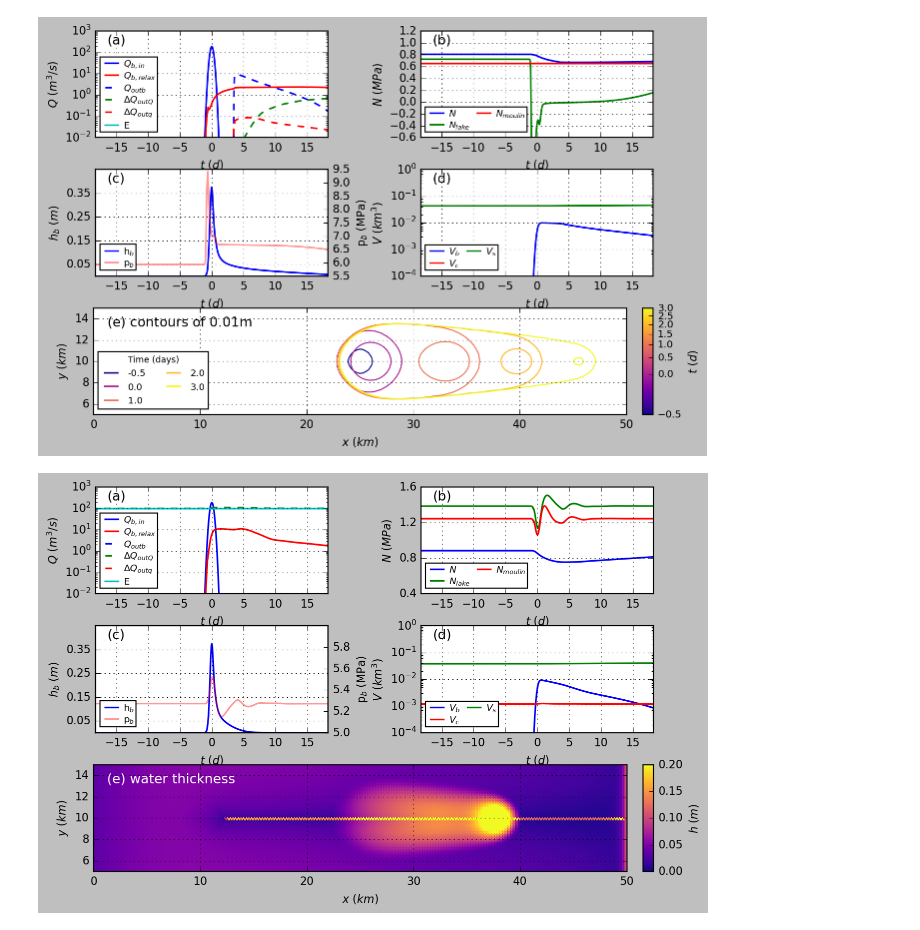
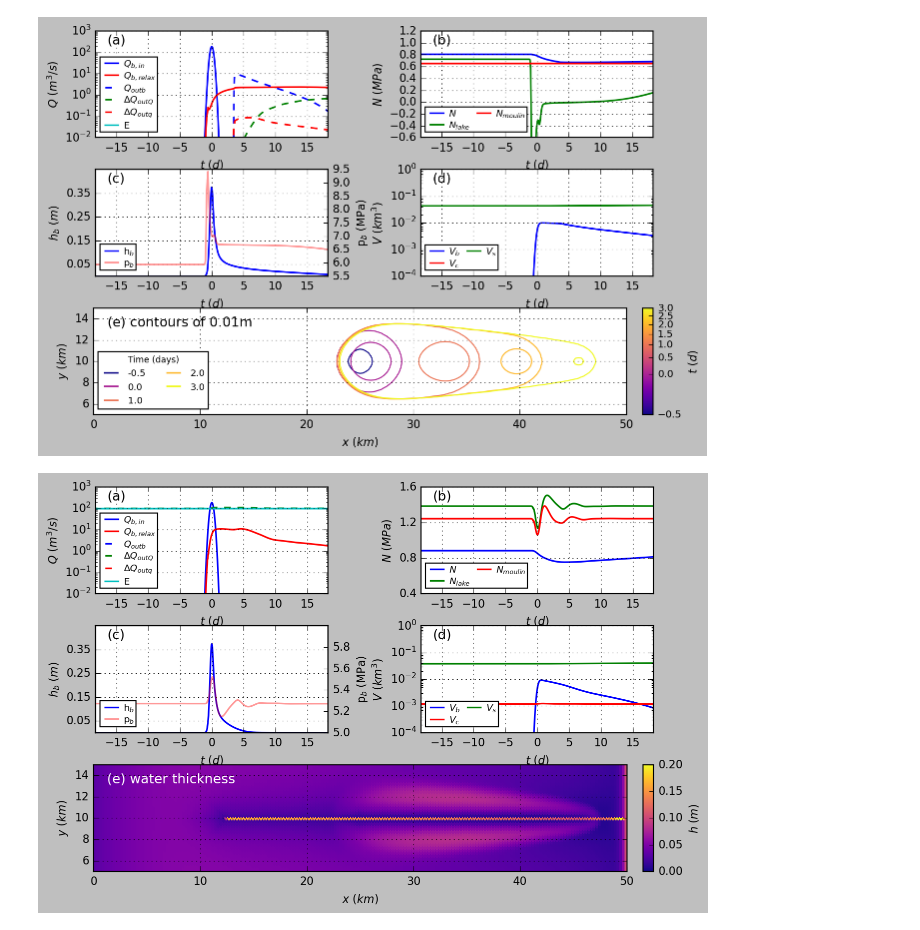
Before and after one commit to HwenZhang/nevis, a Jupyter notebook: test.ipynb, the cells around one changed output. Saved outputs shown, nothing was run; the diff lists cells and outputs as text; code cells hidden in the pictures.

Commit message:
Updated the plotting script in Python.

```diff
--- a/test.ipynb
+++ b/test.ipynb
@@ -637,8 +637,7 @@ Dr = np.float64(gg['Dr'].item())
 
 # --- get spatial pattern at different times -----------------------------
 tspan = ps_t/pd_td*oo['t_span']
-tslice = np.array([365*3, 365*3+5,365*3+10, 365*3+15])
-tslice = np.array([365*3+2])
+tslice = np.array([365*3, 365*3+1,365*3+5, 365*3+10])
 nums = np.array([np.argmin(np.abs(tspan - t_val))+1 for t_val in tslice])
 
 vhb = []
@@ -792,31 +791,31 @@ for i in range(len(nums)):
     pc = ax5.pcolormesh(xx, yy,
                         ps_hb * vhb[i] + ps_h * vhs[i] + ps_h * vhc[i],
                         cmap=cmap, norm=norm, shading='auto')
     pc.set_edgecolor('face')  # Avoid grid lines
 
 # set up colorbar
 sm = cm.ScalarMappable(norm=norm, cmap=cmap)
 sm.set_array([])
 cbar = fig.colorbar(sm, cax=cax, orientation='vertical')
 cbar.set_label('$h\\;(m)$')
 cbar.ax.tick_params(labelsize=10)
 
 
 ax5.set_xlim(0, 50)
 ax5.set_ylim(5, 15)
 ax5.set_xlabel('$x~(km)$')
 ax5.set_ylabel('$y~(km)$')
 
 ax5.grid()
 pos3 = ax3.get_position()
 pos4 = ax4.get_position()
 pos5 = ax5.get_position()
 
 # Set the left and right boundaries of ax5 to match ax3 and ax4
 ax5.set_position([pos3.x0-0.02, pos5.y0, pos4.x1 - pos3.x0, pos5.height])
 ax5.set_aspect('equal', adjustable='box')
 ax5.text(0.025, 0.8, '(e) water thickness', transform=ax5.transAxes,
          ha='left', va='bottom', fontsize=12, clip_on=False, color='white')
 plt.show()
 # %% [output]
-[figure, old version]
+[figure, new version]
```
Also changed, not shown: parts of 2 cells of this notebook.
